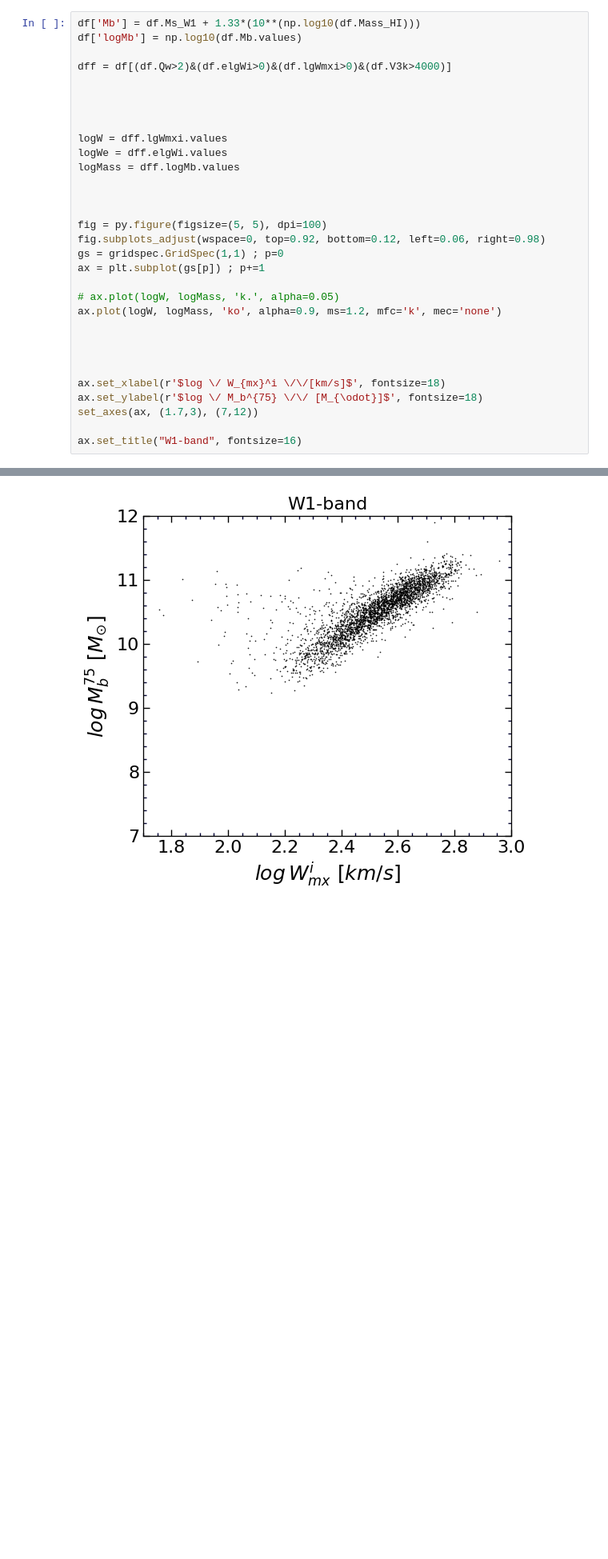
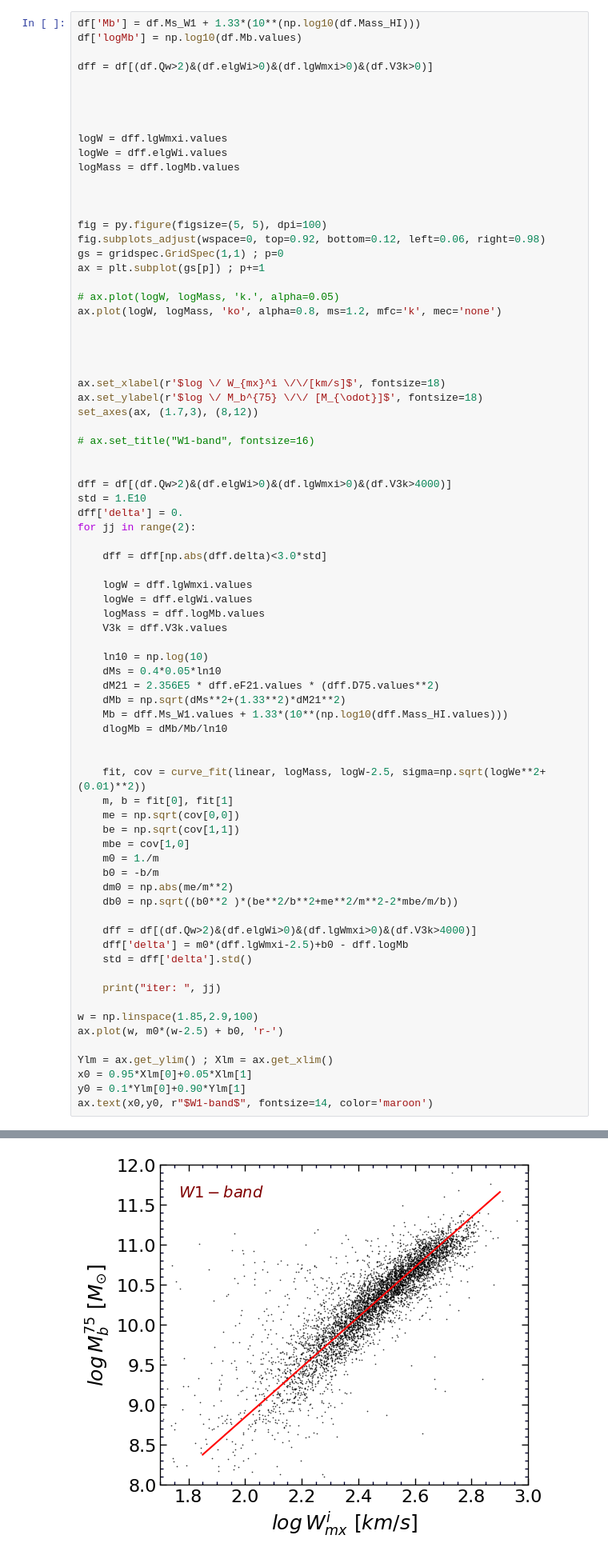
Before and after one commit to ekourkchi/test_TFRcatal, a Jupyter notebook: BTFR_W1.ipynb, the cells around one changed output, grey strips where cells are left out. Shown at 80% size. Saved outputs shown, nothing was run; the diff lists cells and outputs as text; blank space fills up the shorter version.

```diff
--- a/BTFR_W1.ipynb
+++ b/BTFR_W1.ipynb
@@ -256,7 +307,7 @@ set_axes(ax, (0, 20000), (6,11), fontsize=12)
 df['Mb'] = df.Ms_W1 + 1.33*(10**(np.log10(df.Mass_HI)))
 df['logMb'] = np.log10(df.Mb.values)
 
-dff = df[(df.Qw>2)&(df.elgWi>0)&(df.lgWmxi>0)&(df.V3k>4000)]
+dff = df[(df.Qw>2)&(df.elgWi>0)&(df.lgWmxi>0)&(df.V3k>0)]
 
 
 
@@ -273,14 +324,59 @@ gs = gridspec.GridSpec(1,1) ; p=0
 ax = plt.subplot(gs[p]) ; p+=1
 
 # ax.plot(logW, logMass, 'k.', alpha=0.05)
-ax.plot(logW, logMass, 'ko', alpha=0.9, ms=1.2, mfc='k', mec='none')
+ax.plot(logW, logMass, 'ko', alpha=0.8, ms=1.2, mfc='k', mec='none')
 
 
 
 
 ax.set_xlabel(r'$log \/ W_{mx}^i \/\/[km/s]$', fontsize=18)
 ax.set_ylabel(r'$log \/ M_b^{75} \/\/ [M_{\odot}]$', fontsize=18)
-set_axes(ax, (1.7,3), (7,12))
+set_axes(ax, (1.7,3), (8,12))
 
-ax.set_title("W1-band", fontsize=16)
+# ax.set_title("W1-band", fontsize=16)
+
+
+dff = df[(df.Qw>2)&(df.elgWi>0)&(df.lgWmxi>0)&(df.V3k>4000)]
+std = 1.E10
+dff['delta'] = 0.
+for jj in range(2):
+
+    dff = dff[np.abs(dff.delta)<3.0*std]
+
+    logW = dff.lgWmxi.values
+    logWe = dff.elgWi.values
+    logMass = dff.logMb.values
+    V3k = dff.V3k.values
+
+    ln10 = np.log(10)
+    dMs = 0.4*0.05*ln10
+    dM21 = 2.356E5 * dff.eF21.values * (dff.D75.values**2)
+    dMb = np.sqrt(dMs**2+(1.33**2)*dM21**2)
+    Mb = dff.Ms_W1.values + 1.33*(10**(np.log10(dff.Mass_HI.values)))
+    dlogMb = dMb/Mb/ln10
+
+
+    fit, cov = curve_fit(linear, logMass, logW-2.5, sigma=np.sqrt(logWe**2+(0.01)**2))
+    m, b = fit[0], fit[1]
+    me = np.sqrt(cov[0,0])
+    be = np.sqrt(cov[1,1])
+    mbe = cov[1,0]
+    m0 = 1./m
+    b0 = -b/m
+    dm0 = np.abs(me/m**2)
+    db0 = np.sqrt((b0**2 )*(be**2/b**2+me**2/m**2-2*mbe/m/b))
+
+    dff = df[(df.Qw>2)&(df.elgWi>0)&(df.lgWmxi>0)&(df.V3k>4000)]
+    dff['delta'] = m0*(dff.lgWmxi-2.5)+b0 - dff.logMb
+    std = dff['delta'].std()
+
+    print("iter: ", jj)
+
+w = np.linspace(1.85,2.9,100)
+ax.plot(w, m0*(w-2.5) + b0, 'r-')
+
+Ylm = ax.get_ylim() ; Xlm = ax.get_xlim()
+x0 = 0.95*Xlm[0]+0.05*Xlm[1]
+y0 = 0.1*Ylm[0]+0.90*Ylm[1]
+ax.text(x0,y0, r"$W1-band$", fontsize=14, color='maroon')
 # %% [output]
@@ -288,4 +401,4 @@ Text(0.5, 1.0, 'W1-band')
-[figure, old version]
+[figure, new version]
 # %%
 len(df)
 # %% [output]
```
Also changed, not shown: parts of 11 cells of this notebook, 6 other files.
